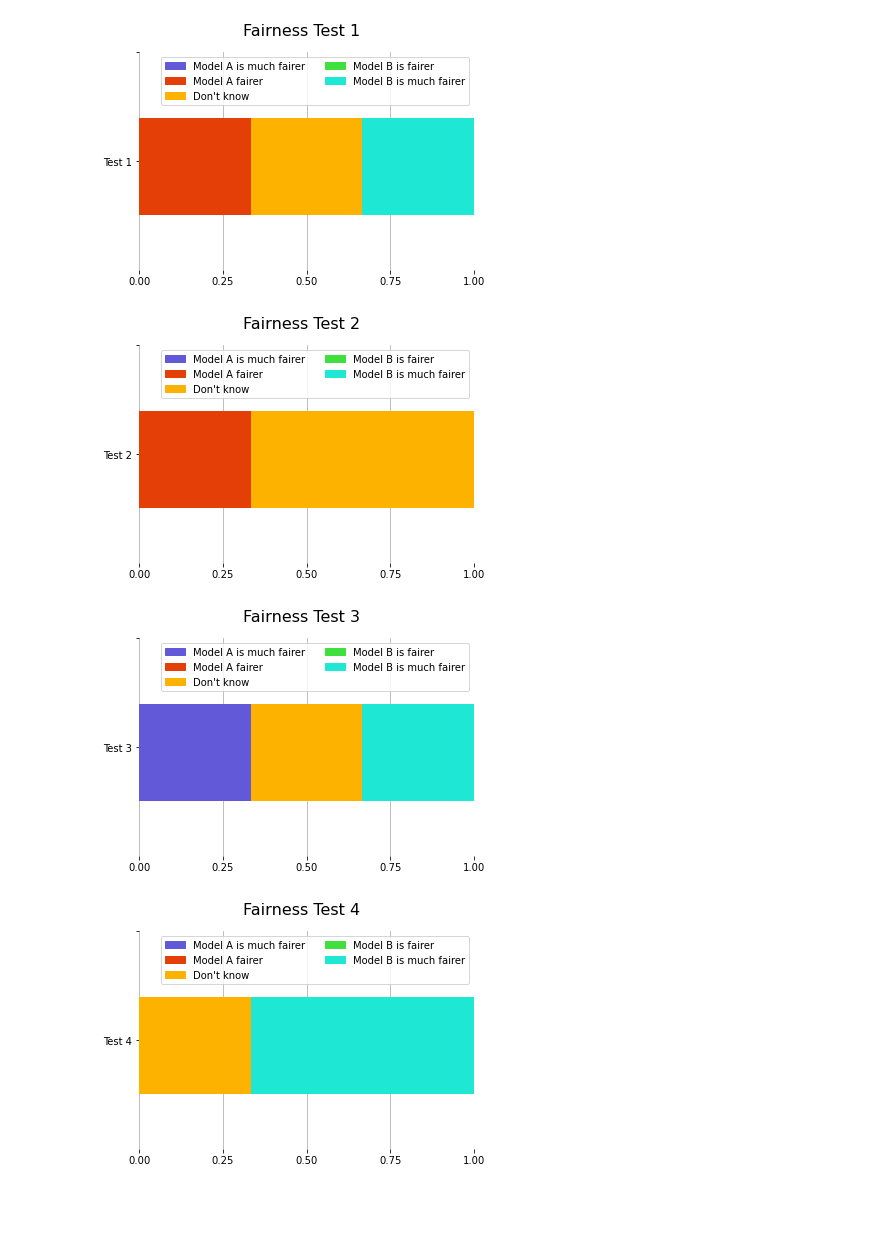
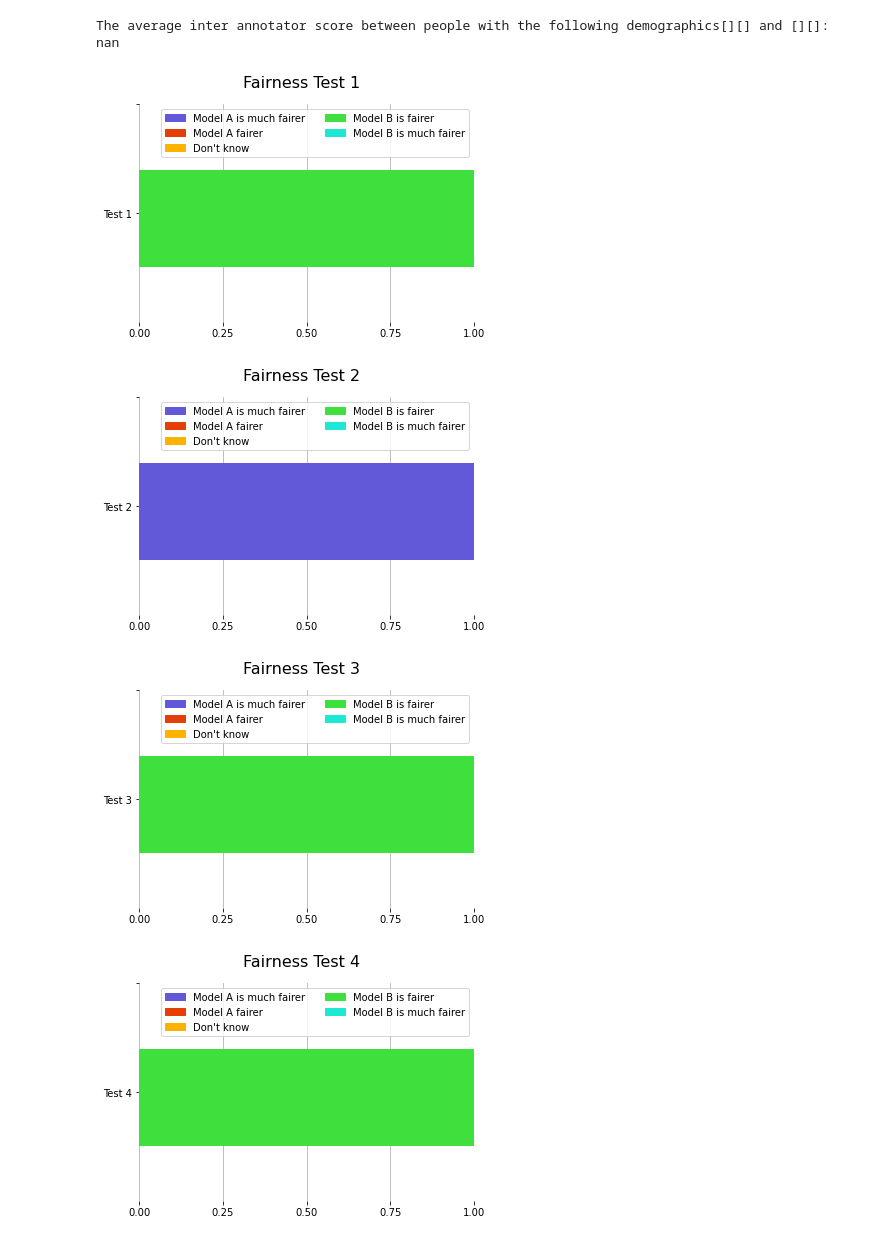
Before and after one commit to SunweiWang/CrowdComputing, a Jupyter notebook: postprocessing/plot_data.py.ipynb, the cells around one changed output. Drawn from its saved outputs; the diff is of its cells as text; code cells hidden in the pictures; blank space fills up the shorter version.

```diff
--- a/postprocessing/plot_data.py.ipynb
+++ b/postprocessing/plot_data.py.ipynb
@@ -79,7 +137,7 @@ import matplotlib.pyplot as plt
 import matplotlib.patches as mpatches
 
 #Function for plotting the fairness of models according to workers
-def plot_fairness(j, filt_country, filt_religion, filt_race):
+def plot_fairness(j, filt_country, filt_race):
     prefer_A = 0
     prefer_A_l = 0
     dont_know = 0
@@ -92,36 +150,28 @@ def plot_fairness(j, filt_country, filt_religion, filt_race):
         if filt_country:
             pass_country = False
             for filt in filt_country:
-                if country[i] == filt:
+                if tests[j][i][1] == filt:
                     pass_country = True
-
-
-        pass_religion = True
-        if filt_religion:
-            pass_religion = False
-            for filt in filt_religion:
-                if religion[i] == filt:
-                    pass_religion = True
 
         pass_race = True
         if filt_race:
             pass_race = False
             for filt in filt_race:
-                if race[i] == filt:
+                if tests[j][i][2] == filt:
                     pass_race = True
 
-        if pass_country and pass_religion and pass_race:
+        if pass_country and pass_race:
             num_passed += 1
-            x = tests[j][i]
-            if x == 1:
+            x = tests[j][i][0]
+            if x == opt1:
                 prefer_A += 1
-            if x == 2:
+            if x == opt2:
                 prefer_A_l += 1
-            if x == 3:
+            if x == opt3:
                 dont_know += 1
-            if x == 4:
+            if x == opt4:
                 prefer_B_l += 1
-            if x == 5:
+            if x == opt5:
                 prefer_B += 1
 
     prefer_A = prefer_A / num_passed
@@ -175,9 +287,12 @@ def plot_fairness(j, filt_country, filt_religion, filt_race):
 # %%
+calculate_agreement([], [], [], [])
+
 #Plot for all people
 for j in range(num_tests):
-    plot_fairness(j, [], [], [])
+    plot_fairness(j, [], [])
 # %% [output]
+The average inter annotator score between people with the following demographics[][] and [][]: nan
-[figure, old version]
+[figure, new version]
-[figure, old version]
+[figure, new version]
-[figure, old version]
+[figure, new version]
-[figure, old version]
+[figure, new version]
```
Also changed, not shown: parts of 5 cells of this notebook.
